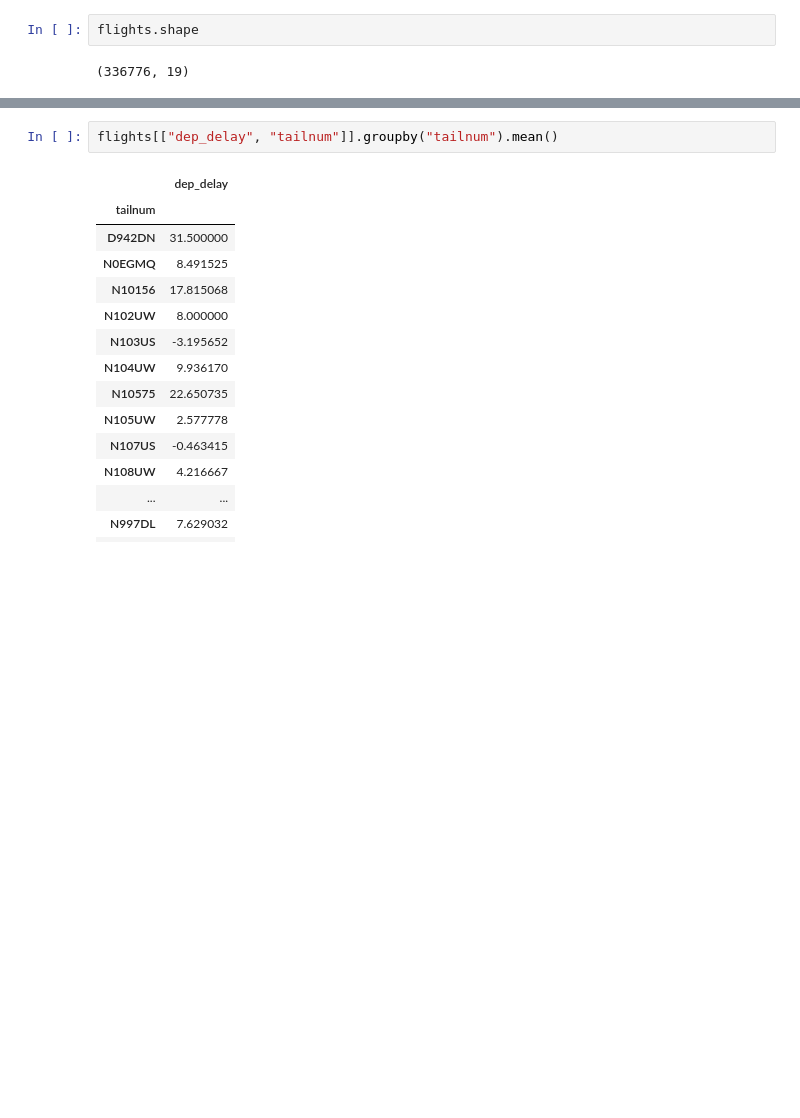
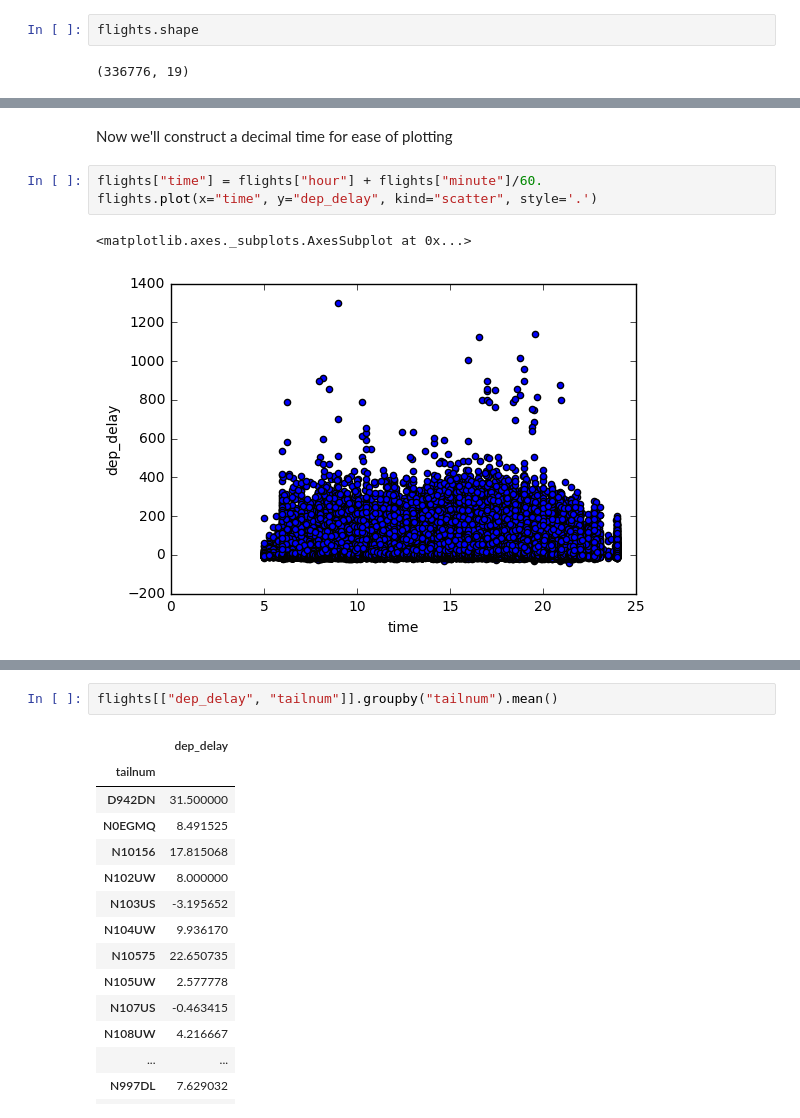
Before and after one commit to gtmaskall/python_nycflights_demo, a Jupyter notebook: nycflights analysis.ipynb, the cells around one changed output, grey strips where cells are left out. Drawn from its saved outputs; the diff is of its cells as text; blank space fills up the shorter version.

```diff
--- a/nycflights analysis.ipynb
+++ b/nycflights analysis.ipynb
@@ -33 +59,9 @@ flights.shape
+# %% [markdown]
+Now we'll construct a decimal time for ease of plotting
+# %%
+flights["time"] = flights["hour"] + flights["minute"]/60.
+flights.plot(x="time", y="dep_delay", kind="scatter", style='.')
+# %% [output]
+<matplotlib.axes._subplots.AxesSubplot at 0x...>
+[figure, added]
 # %%
```
Also changed, not shown: parts of 23 cells of this notebook.
